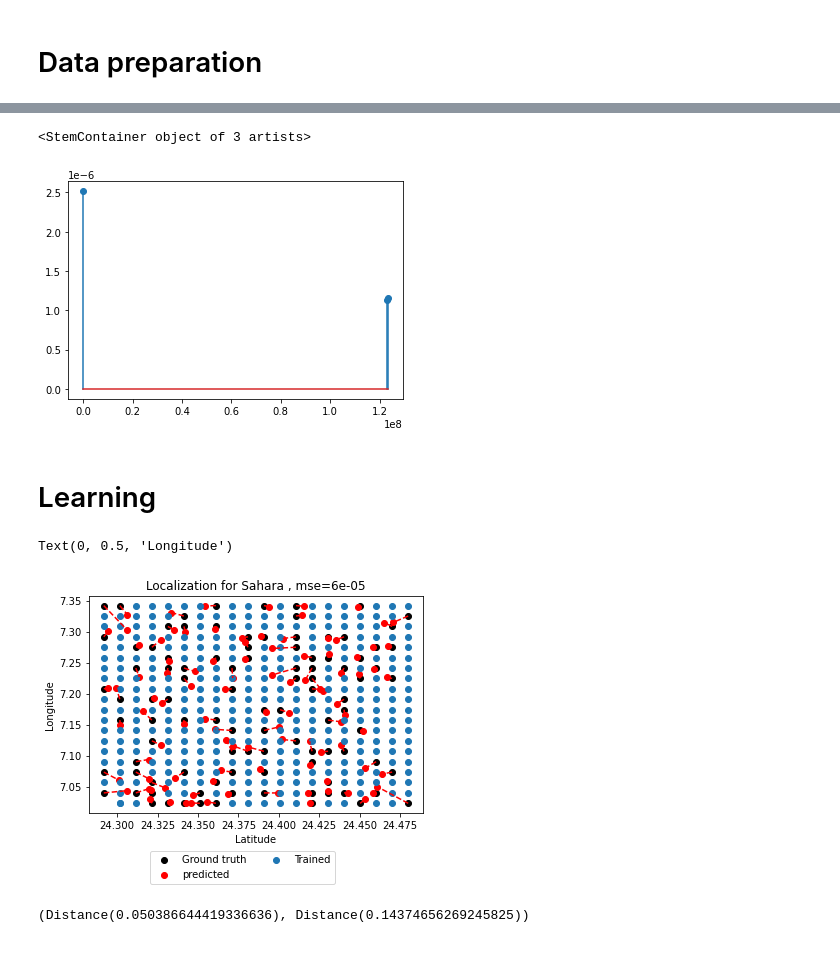
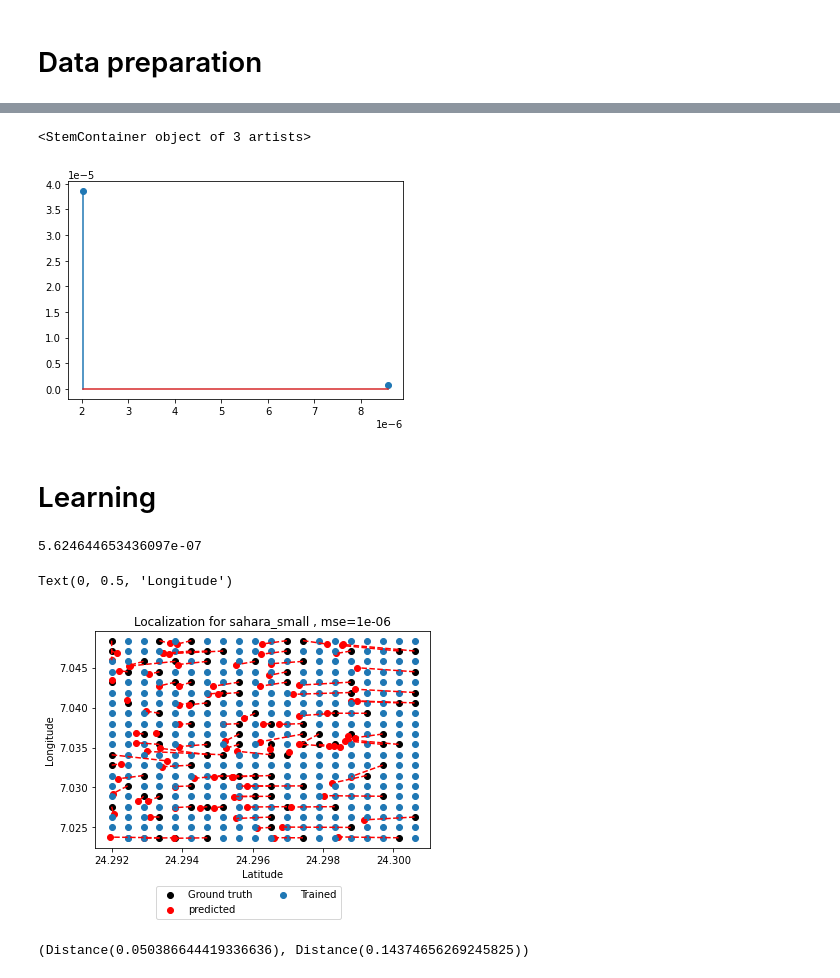
Before and after one commit to ukunliu/WSN_simulation, a Jupyter notebook: Simulation/main.ipynb, the cells around one changed output, grey strips where cells are left out. Drawn from its saved outputs; the diff is of its cells as text; code cells hidden in the pictures.

```diff
--- a/Simulation/main.ipynb
+++ b/Simulation/main.ipynb
@@ -9,25 +9,13 @@ from geopy.distance import geodesic
 # %% [markdown]
 # Data preparation
 # %%
-location = 'Sahara'
+location = 'sahara_small'
 
-if location == 'London':
+meta_data = scipy.io.loadmat(f'{location}_cell.mat')
+cir_profile = meta_data[f'{location}_cell']['cir'][0][0]
+dist = meta_data[f'{location}_cell']['dist'][0][0]
 
-    mat = scipy.io.loadmat('ch_cell.mat')
-    meta_data = scipy.io.loadmat('resp_cell.mat')
-
-    ch = mat['ch_cell'] #### num_tx by num_rx
-    dist = mat['dist']
-
-    cir_profile = meta_data['resp_cell']
-    Y = np.array([meta_data['X'].flatten(), meta_data['Y'].flatten()]).T
-
-
-elif location == 'Sahara':
-    meta_data = scipy.io.loadmat('sahara_cell.mat')
-    cir_profile = meta_data['sahara_cell']['cir'][0][0]
-    dist = meta_data['sahara_cell']['dist'][0][0]
-
-    Y = meta_data['sahara_cell'][0][0]['tx'].T # coordination of agents (lat, lon)
-    RX = meta_data['sahara_cell'][0][0]['rx'].T
-    # Y[:, 0] *= 1e3 # Coordination scaled by 1000
+Y = meta_data[f'{location}_cell'][0][0]['tx'].T # coordination of agents (lat, lon)
+RX = meta_data[f'{location}_cell'][0][0]['rx'].T
+p_a_arr = Y
+p_i_arr = RX
@@ -115,7 +105,7 @@ t = cir_profile[10,0]
 plt.stem(t[0,:], t[1, :])
 # %% [output]
 <StemContainer object of 3 artists>
-[figure, old version]
+[figure, new version]
 # %%
 X = cir_profile
 mode = 'cov'
@@ -192,7 +182,7 @@ from sklearn.preprocessing import StandardScaler
 scaler = StandardScaler()
 X_scaled = scaler.fit_transform(X)
 
-Y = meta_data['sahara_cell'][0][0]['tx'].T # lat, lon
+Y = meta_data[str(location)+'_cell'][0][0]['tx'].T # lat, lon
 Y[0, :], Y[1, :] = Y[1, :], Y[0, :] # change the order of lat and lon increases the accuracy (lon, lat)
 x_train, x_test, y_train, y_test = train_test_split(X_scaled, Y, train_size=.75)
 xgb_reg = xgb.XGBRegressor(n_estimators=100, max_depth=1000, eta=0.1, subsample=0.7, colsample_bytree=0.8)
@@ -202,21 +192,25 @@ model = MultiOutputRegressor(xgb_reg)
 _ = model.fit(x_train, y_train)
 y_pred = model.predict(x_test)
 mse = mean_squared_error(y_test, y_pred)
+# %%
+mse
+# %% [output]
+5.624644653436097e-07
 # %%
 fig, ax = plt.subplots()
 
 ax.scatter(y_test[:, 0], y_test[:, 1], color='k', label='Ground truth')
 ax.plot([y_test.T[0, :], y_pred.T[0, :]], [y_test.T[1, :], y_pred.T[1, :]], '--', c='r')
 ax.scatter(y_pred[:, 0], y_pred[:,1], color='r', label='predicted')
 ax.scatter(y_train[:, 0], y_train[:, 1], label='Trained')
-ax.set_title(f'Localization for {location} , mse={round(mse,5)}')
+ax.set_title(f'Localization for {location} , mse={round(mse,6)}')
 # ax.legend(loc='best')
 ax.legend(ncol=2, bbox_to_anchor=(.75, -.15))
 ax.set_xlabel('Latitude')
 ax.set_ylabel('Longitude')
 # %% [output]
 Text(0, 0.5, 'Longitude')
-[figure, old version]
+[figure, new version]
 # %%
 geodesic(Y[1, :], Y[21, :]), geodesic(Y[1, :], Y[2, :])
 # %% [output]
```
Also changed, not shown: parts of 36 cells of this notebook, 10 other files.
